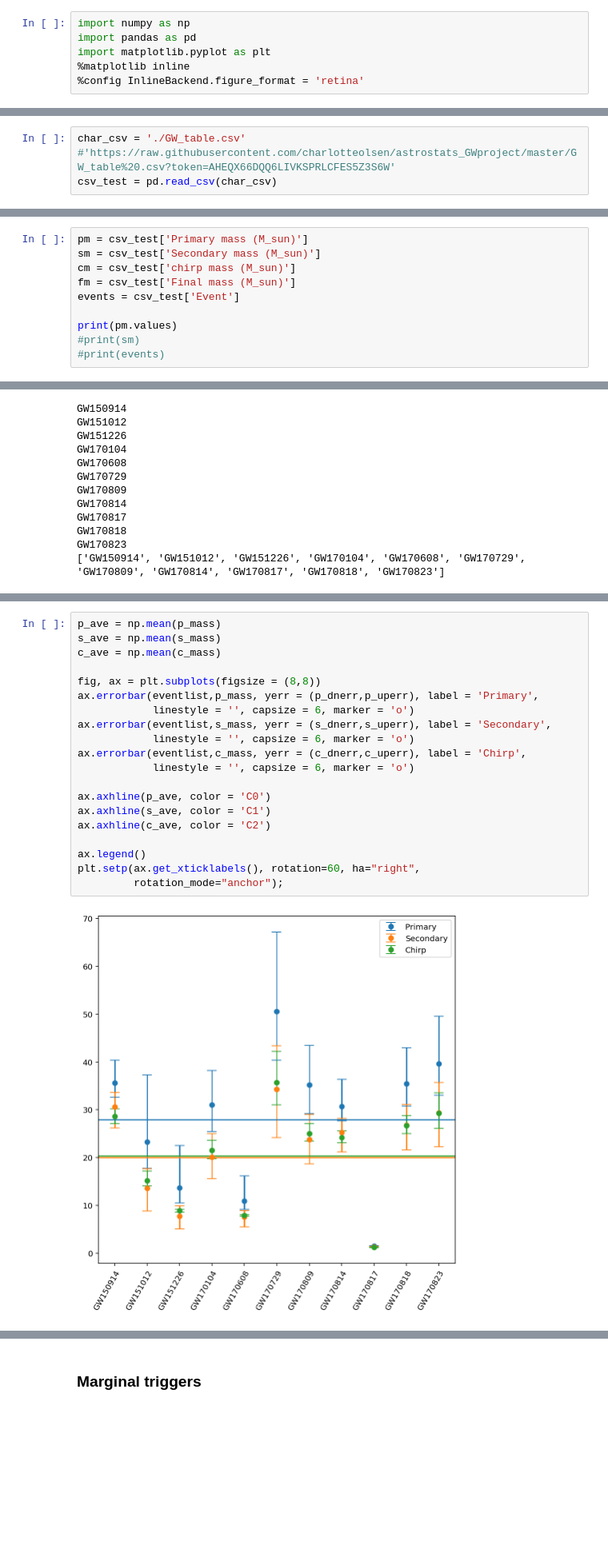
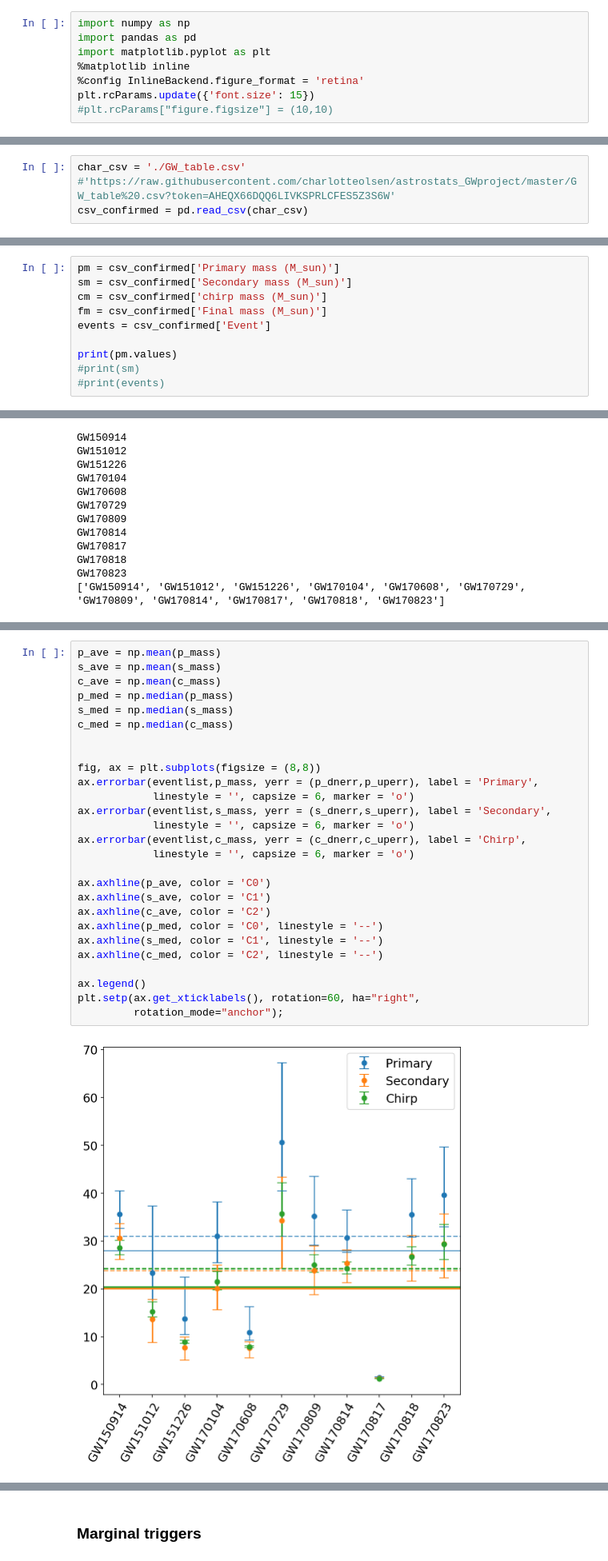
Before and after one commit to charlotteolsen/astrostats_GWproject, a Jupyter notebook: GW_project_massplots.ipynb, the cells around one changed output, grey strips where cells are left out. Shown: that part at 80% size. Cells and saved outputs as stored; diff of their text form; blank space fills up the shorter version.

Commit message:
Added median lines to confirmed masses plot

```diff
--- a/GW_project_massplots.ipynb
+++ b/GW_project_massplots.ipynb
@@ -4,9 +4,11 @@ import pandas as pd
 import matplotlib.pyplot as plt
 %matplotlib inline
 %config InlineBackend.figure_format = 'retina'
+plt.rcParams.update({'font.size': 15})
+#plt.rcParams["figure.figsize"] = (10,10)
 # %% [markdown]
 ## Mass Plots
 # %%
 char_csv = './GW_table.csv' #'https://raw.githubusercontent.com/charlotteolsen/astrostats_GWproject/master/GW_table%20.csv?token=AHEQX66DQQ6LIVKSPRLCFES5Z3S6W'
-csv_test = pd.read_csv(char_csv)
+csv_confirmed = pd.read_csv(char_csv)
 # %%
@@ -34,9 +36,9 @@ csv_test
 # %%
-pm = csv_test['Primary mass (M_sun)']
-sm = csv_test['Secondary mass (M_sun)']
-cm = csv_test['chirp mass (M_sun)']
-fm = csv_test['Final mass (M_sun)']
-events = csv_test['Event']
+pm = csv_confirmed['Primary mass (M_sun)']
+sm = csv_confirmed['Secondary mass (M_sun)']
+cm = csv_confirmed['chirp mass (M_sun)']
+fm = csv_confirmed['Final mass (M_sun)']
+events = csv_confirmed['Event']
 
 print(pm.values)
 #print(sm)
@@ -231,24 +233,31 @@ plt.legend();
 # %%
 p_ave = np.mean(p_mass)
 s_ave = np.mean(s_mass)
 c_ave = np.mean(c_mass)
+p_med = np.median(p_mass)
+s_med = np.median(s_mass)
+c_med = np.median(c_mass)
+
 
 fig, ax = plt.subplots(figsize = (8,8))
 ax.errorbar(eventlist,p_mass, yerr = (p_dnerr,p_uperr), label = 'Primary',
             linestyle = '', capsize = 6, marker = 'o')
 ax.errorbar(eventlist,s_mass, yerr = (s_dnerr,s_uperr), label = 'Secondary',
             linestyle = '', capsize = 6, marker = 'o')
 ax.errorbar(eventlist,c_mass, yerr = (c_dnerr,c_uperr), label = 'Chirp',
             linestyle = '', capsize = 6, marker = 'o')
 
 ax.axhline(p_ave, color = 'C0')
 ax.axhline(s_ave, color = 'C1')
 ax.axhline(c_ave, color = 'C2')
+ax.axhline(p_med, color = 'C0', linestyle = '--')
+ax.axhline(s_med, color = 'C1', linestyle = '--')
+ax.axhline(c_med, color = 'C2', linestyle = '--')
 
 ax.legend()
 plt.setp(ax.get_xticklabels(), rotation=60, ha="right",
          rotation_mode="anchor");
 # %% [output]
-[figure, old version]
+[figure, new version]
 # %% [markdown]
 This is good!  Median might be more robust than mean...  try plotting that.
```
Also changed, not shown: parts of 5 cells of this notebook.
